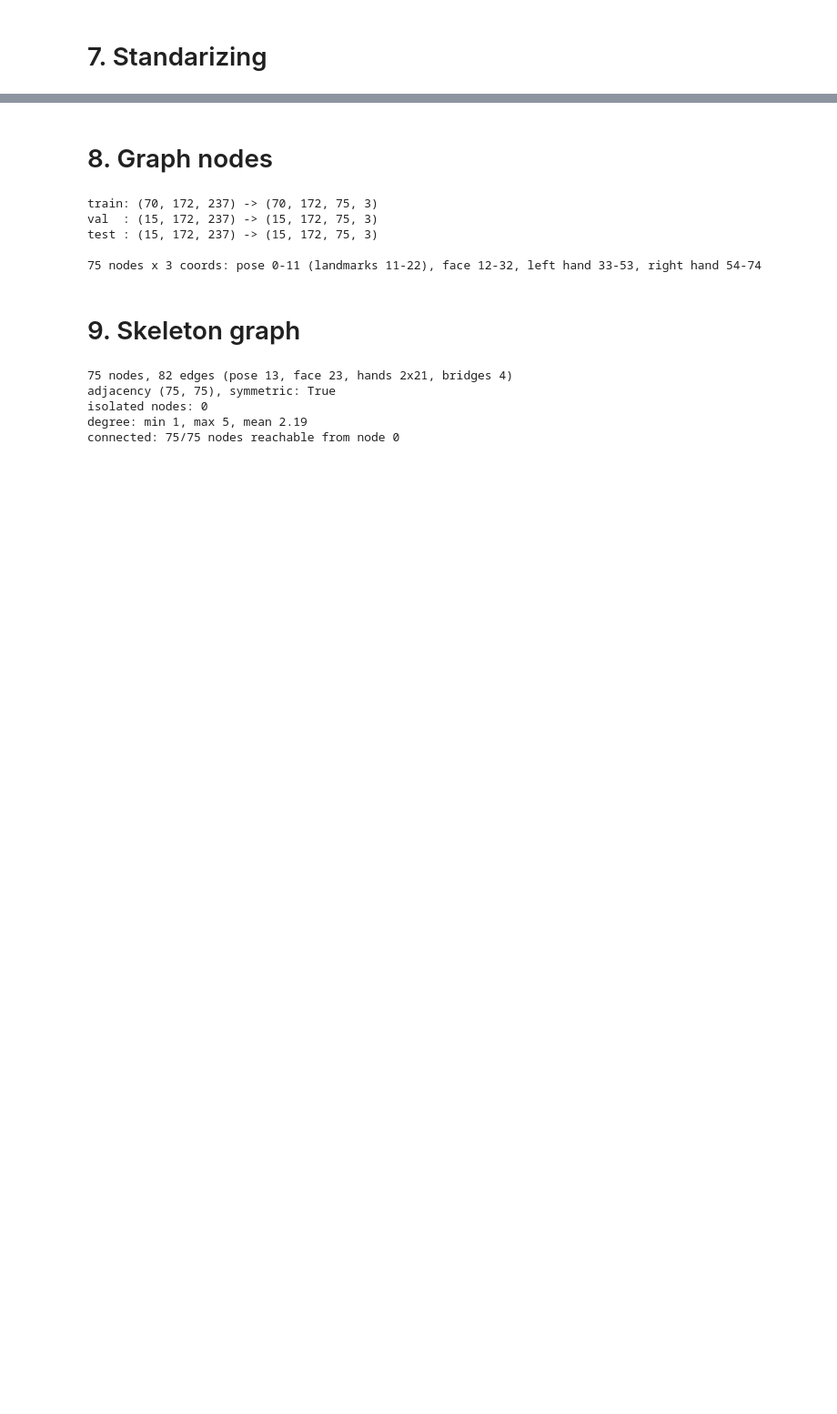
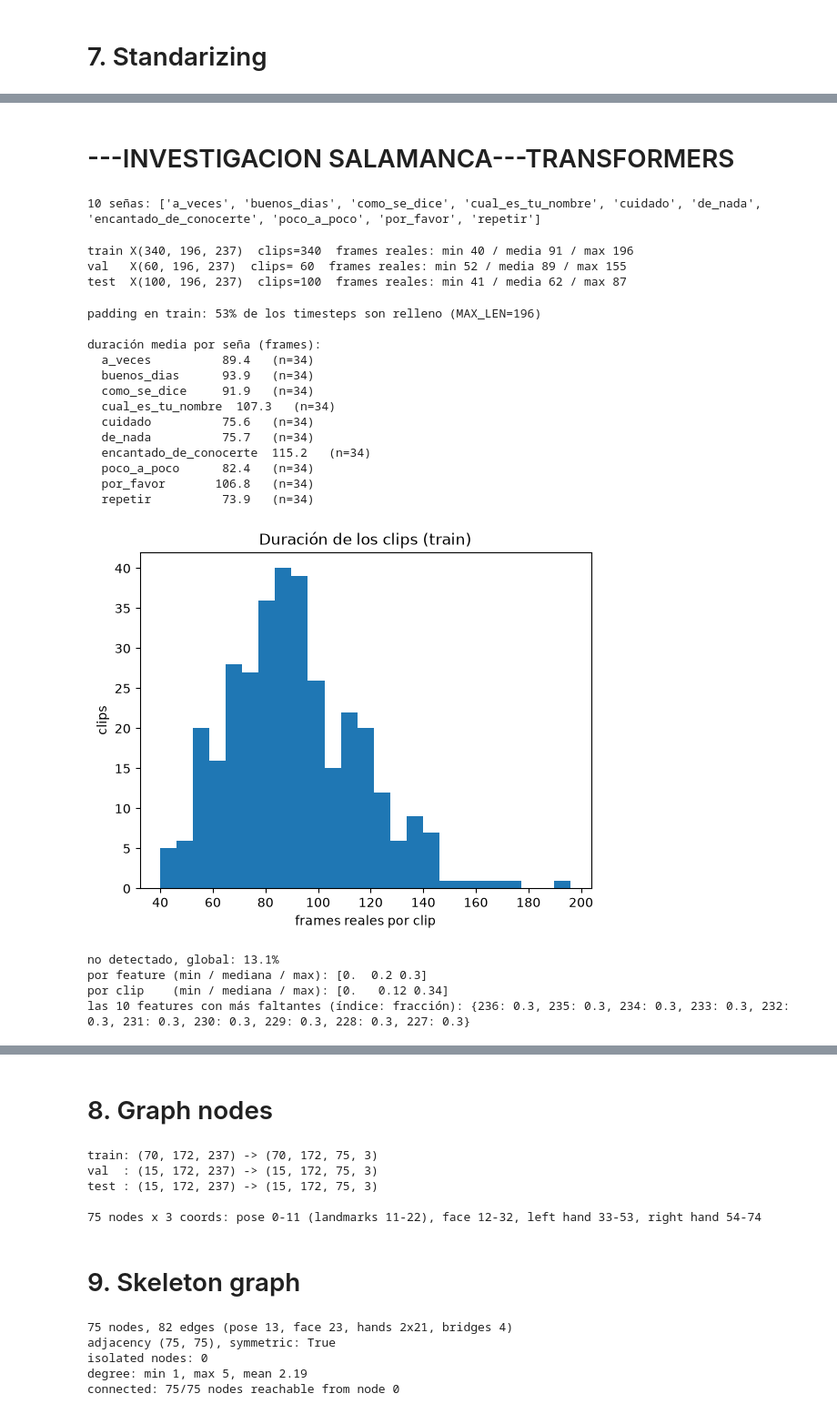
Before and after one commit to mariangeli-s/time-series-to-slr, a Jupyter notebook: data_pipeline.ipynb, the cells around one changed output, grey strips where cells are left out. Shown at 91% size. Cells and saved outputs as stored; diff of their text form; code cells hidden in the pictures; blank space fills up the shorter version.

Commit message:
mis cambios salamanca

```diff
--- a/data_pipeline.ipynb
+++ b/data_pipeline.ipynb
@@ -341,7 +502,7 @@ test :  15 clips (15%)  {'a_veces': 1, 'buenos_dias': 2, 'como_se_dice': 1, 'cua
 # 4. Collapse .npy arrays into matrix
 # %%
 import numpy as np
-DIR_SEQUENCES = Path(r"C:\Users\isabe\signapp\sequences")
+DIR_SEQUENCES = Path(r"C:\Users\B13VE\Desktop\docs dri_utp\01_RESEARCH\0_frame_extraction\sequences")
 DIR_SEQUENCES.mkdir(parents=True, exist_ok=True)
 
 splits_df = pd.read_csv(DIR_DATASET / "splits.csv")
@@ -367,7 +528,7 @@ lengths: min 62, max 172, mean 104.6
 # %% [markdown]
 # 5. Normalize
 # %%
-DIR_SEQUENCES_NORM = Path(r"C:\Users\isabe\signapp\sequences_normalized")
+DIR_SEQUENCES_NORM = Path(r"C:\Users\B13VE\Desktop\docs dri_utp\01_RESEARCH\0_frame_extraction\sequences_normalized")
 DIR_SEQUENCES_NORM.mkdir(parents=True, exist_ok=True)
 
 # POSE / FACE / LEFT_HAND / RIGHT_HAND, N_POSE and L_SHOULDER / R_SHOULDER all
@@ -505,0 +787,2 @@ statistics from 7347 training frames -> feature_stats.npz
+# %% [markdown]
+# ---INVESTIGACION SALAMANCA---TRANSFORMERS
@@ -505,0 +791,72 @@ statistics from 7347 training frames -> feature_stats.npz
+# %%
+from pathlib import Path
+import json
+import numpy as np
+
+FOLD = 1                                                  # fold con el que vamos a mirar los datos en el paso 1
+
+labels = json.loads((DIR_DATASET_LOSO / "split_config_loso.json").read_text(encoding="utf-8"))["labels"]
+N_CLASSES = len(labels)
+print(N_CLASSES, "señas:", labels)
+
+
+def load(split, fold=FOLD):
+    d = np.load(DIR_DATASET_LOSO / f"fold{fold}" / f"{split}_standardized.npz")
+    return d["X"], d["y"], d["lengths"]
+# %% [output]
+10 señas: ['a_veces', 'buenos_dias', 'como_se_dice', 'cual_es_tu_nombre', 'cuidado', 'de_nada', 'encantado_de_conocerte', 'poco_a_poco', 'por_favor', 'repetir']
+# %%
+for split in ("train", "val", "test"):
+    X, y, L = load(split)
+    print(f"{split:5s} X{X.shape}  clips={len(X):3d}  frames reales: min {L.min()} / media {L.mean():.0f} / max {L.max()}")
+# %% [output]
+train X(340, 196, 237)  clips=340  frames reales: min 40 / media 91 / max 196
+val   X(60, 196, 237)  clips= 60  frames reales: min 52 / media 89 / max 155
+test  X(100, 196, 237)  clips=100  frames reales: min 41 / media 62 / max 87
+# %%
+X, y, L = load("train")
+MAX_LEN = X.shape[1]
+print(f"padding en train: {1 - L.mean() / MAX_LEN:.0%} de los timesteps son relleno (MAX_LEN={MAX_LEN})\n")
+
+print("duración media por seña (frames):")
+for c, name in enumerate(labels):
+    print(f"  {name:14s} {L[y == c].mean():6.1f}   (n={int((y == c).sum())})")
+
+try:
+    import matplotlib.pyplot as plt
+    plt.hist(L, bins=25); plt.xlabel("frames reales por clip"); plt.ylabel("clips"); plt.title("Duración de los clips (train)")
+    plt.show()
+except ImportError:
+    pass
+# %% [output]
+padding en train: 53% de los timesteps son relleno (MAX_LEN=196)
+
+duración media por seña (frames):
+  a_veces          89.4   (n=34)
+  buenos_dias      93.9   (n=34)
+  como_se_dice     91.9   (n=34)
+  cual_es_tu_nombre  107.3   (n=34)
+  cuidado          75.6   (n=34)
+  de_nada          75.7   (n=34)
+  encantado_de_conocerte  115.2   (n=34)
+  poco_a_poco      82.4   (n=34)
+  por_favor       106.8   (n=34)
+  repetir          73.9   (n=34)
+[figure, added]
+# %%
+mask = np.arange(MAX_LEN)[None, :] < L[:, None]            # True = frame real
+undetected = (X == 0) & mask[..., None]                    # 0 = keypoint no detectado (en frames reales)
+
+per_feature = undetected.sum((0, 1)) / mask.sum()          # fracción faltante de cada una de las 237 features
+per_clip = undetected.sum((1, 2)) / (L * X.shape[2])       # fracción faltante de cada clip
+
+print(f"no detectado, global: {undetected.sum() / (mask.sum() * X.shape[2]):.1%}")
+print("por feature (min / mediana / max):", np.percentile(per_feature, [0, 50, 100]).round(2))
+print("por clip    (min / mediana / max):", np.percentile(per_clip, [0, 50, 100]).round(2))
+print("las 10 features con más faltantes (índice: fracción):",
+      {int(i): float(per_feature[i].round(2)) for i in np.argsort(per_feature)[::-1][:10]})
+# %% [output]
+no detectado, global: 13.1%
+por feature (min / mediana / max): [0.  0.2 0.3]
+por clip    (min / mediana / max): [0.   0.12 0.34]
+las 10 features con más faltantes (índice: fracción): {236: 0.3, 235: 0.3, 234: 0.3, 233: 0.3, 232: 0.3, 231: 0.3, 230: 0.3, 229: 0.3, 228: 0.3, 227: 0.3}
```
Also changed, not shown: parts of 69 cells of this notebook, 21 other files.
